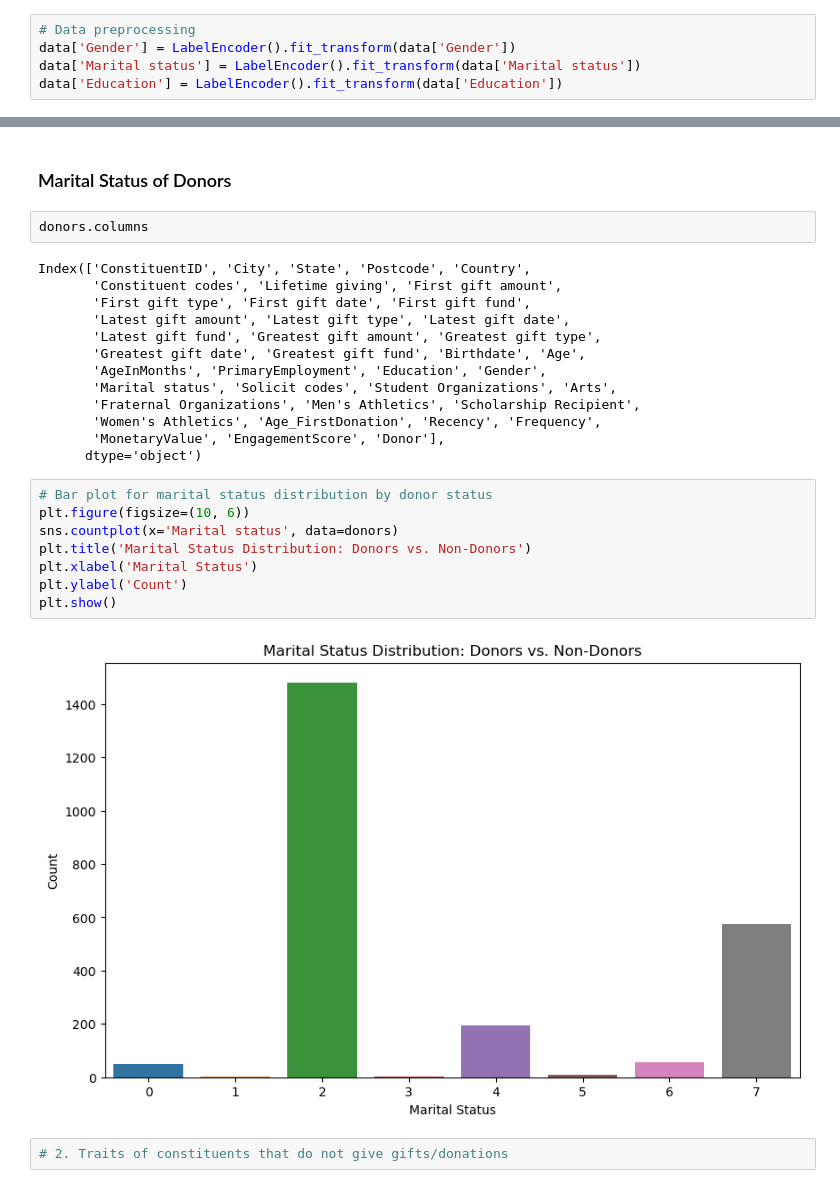
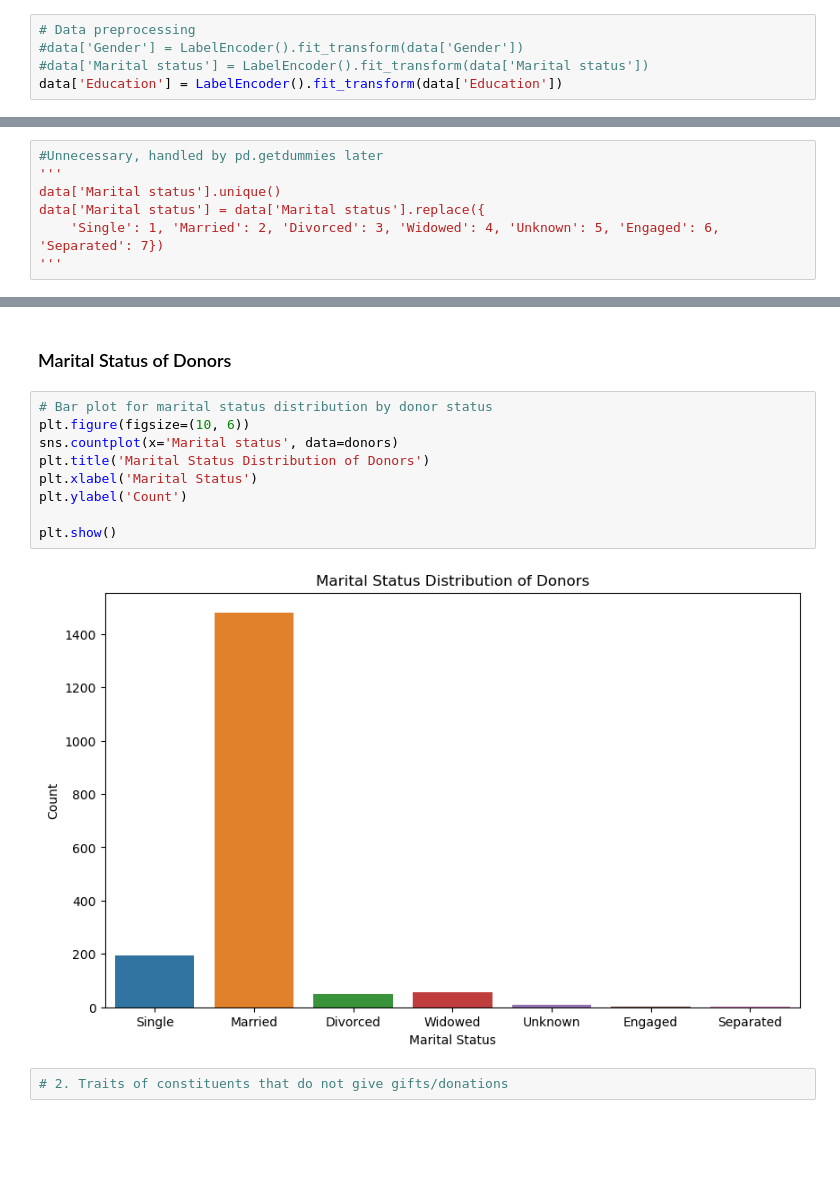
Before and after one commit to pandarik/Predict-Donor-Behavior, a Jupyter notebook: Caleb/DonorAttributes.ipynb, the cells around one changed output, grey strips where cells are left out. Cells and saved outputs as stored; diff of their text form; blank space fills up the shorter version.

```diff
--- a/Caleb/DonorAttributes.ipynb
+++ b/Caleb/DonorAttributes.ipynb
@@ -80,7 +81,7 @@ Name: Age_FirstDonation, dtype: float64
 # Krishna's data preprocessing
 # %%
 # Data preprocessing
-data['Gender'] = LabelEncoder().fit_transform(data['Gender'])
-data['Marital status'] = LabelEncoder().fit_transform(data['Marital status'])
+#data['Gender'] = LabelEncoder().fit_transform(data['Gender'])
+#data['Marital status'] = LabelEncoder().fit_transform(data['Marital status'])
 data['Education'] = LabelEncoder().fit_transform(data['Education'])
 # %% [output]
@@ -114,0 +118,7 @@ See the caveats in the documentation: https://pandas.pydata.org/pandas-docs/stab
+# %%
+#Unnecessary, handled by pd.getdummies later
+'''
+data['Marital status'].unique()
+data['Marital status'] = data['Marital status'].replace({
+    'Single': 1, 'Married': 2, 'Divorced': 3, 'Widowed': 4, 'Unknown': 5, 'Engaged': 6, 'Separated': 7})
+'''
@@ -253,31 +268,17 @@ See the caveats in the documentation: https://pandas.pydata.org/pandas-docs/stab
 [figure]
 # %% [markdown]
 ### Marital Status of Donors
-# %%
-donors.columns
-# %% [output]
-Index(['ConstituentID', 'City', 'State', 'Postcode', 'Country',
-       'Constituent codes', 'Lifetime giving', 'First gift amount',
-       'First gift type', 'First gift date', 'First gift fund',
-       'Latest gift amount', 'Latest gift type', 'Latest gift date',
-       'Latest gift fund', 'Greatest gift amount', 'Greatest gift type',
-       'Greatest gift date', 'Greatest gift fund', 'Birthdate', 'Age',
-       'AgeInMonths', 'PrimaryEmployment', 'Education', 'Gender',
-       'Marital status', 'Solicit codes', 'Student Organizations', 'Arts',
-       'Fraternal Organizations', 'Men's Athletics', 'Scholarship Recipient',
-       'Women's Athletics', 'Age_FirstDonation', 'Recency', 'Frequency',
-       'MonetaryValue', 'EngagementScore', 'Donor'],
-      dtype='object')
 # %%
 # Bar plot for marital status distribution by donor status
 plt.figure(figsize=(10, 6))
 sns.countplot(x='Marital status', data=donors)
-plt.title('Marital Status Distribution: Donors vs. Non-Donors')
+plt.title('Marital Status Distribution of Donors')
 plt.xlabel('Marital Status')
 plt.ylabel('Count')
+
 plt.show()
 # %% [output]
-[figure, old version]
+[figure, new version]
 # %%
 # 2. Traits of constituents that do not give gifts/donations
 # %%
```
Also changed, not shown: parts of 29 cells of this notebook.
